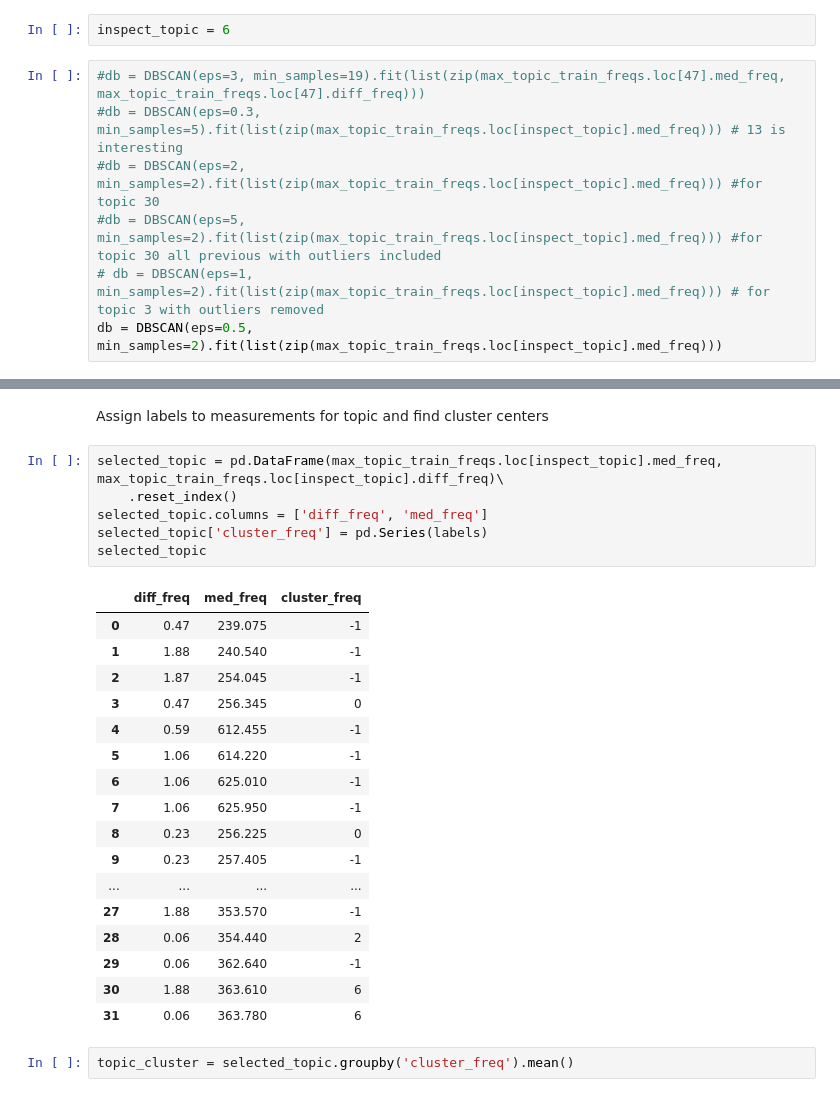
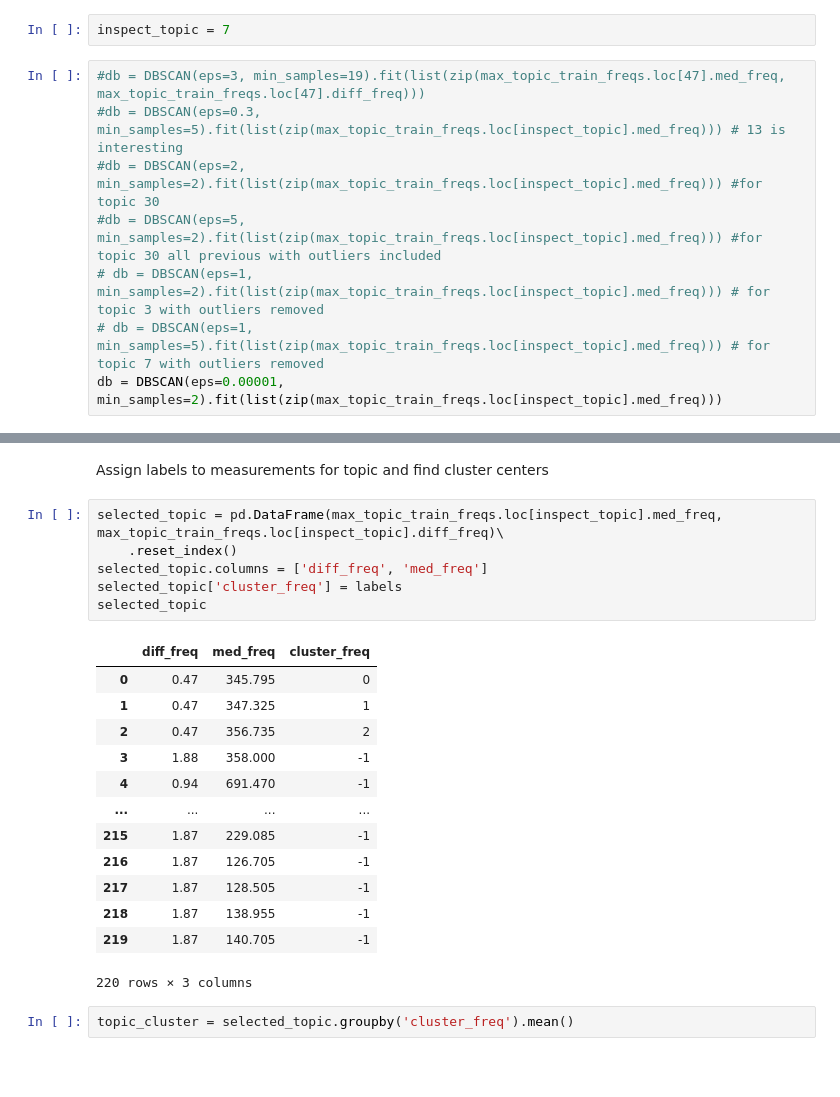
Before and after one commit to rlipps/NRAO_Capstone, a Jupyter notebook: model_notebooks/LDA_Doc_Topic_Similarity.ipynb, the cells around one changed output, grey strips where cells are left out. Saved outputs shown, nothing was run; the diff lists cells and outputs as text; blank space fills up the shorter version.

```diff
--- a/model_notebooks/LDA_Doc_Topic_Similarity.ipynb
+++ b/model_notebooks/LDA_Doc_Topic_Similarity.ipynb
@@ -622,14 +631,15 @@ max_topic_train_freqs
 | 48 | [358.98, 359.24, 372.33, 372.58, ... | [359.22, 359.47, 372.56, 372.81, ... | [359.1, 359.355, 372.445, 372.695... | [0.24, 0.23, 0.23, 0.23, 0.12, 0.... |
 | 49 | [344.78, 345.74, 346.48, 347.11, ... | [345.02, 345.97, 346.71, 347.35, ... | [344.9, 345.855, 346.595, 347.23,... | [0.24, 0.23, 0.23, 0.24, 0.24, 0.... |
 # %%
-inspect_topic = 6
+inspect_topic = 7
 # %%
 #db = DBSCAN(eps=3, min_samples=19).fit(list(zip(max_topic_train_freqs.loc[47].med_freq, max_topic_train_freqs.loc[47].diff_freq)))
 #db = DBSCAN(eps=0.3, min_samples=5).fit(list(zip(max_topic_train_freqs.loc[inspect_topic].med_freq))) # 13 is interesting
 #db = DBSCAN(eps=2, min_samples=2).fit(list(zip(max_topic_train_freqs.loc[inspect_topic].med_freq))) #for topic 30
 #db = DBSCAN(eps=5, min_samples=2).fit(list(zip(max_topic_train_freqs.loc[inspect_topic].med_freq))) #for topic 30 all previous with outliers included
 # db = DBSCAN(eps=1, min_samples=2).fit(list(zip(max_topic_train_freqs.loc[inspect_topic].med_freq))) # for topic 3 with outliers removed
-db = DBSCAN(eps=0.5, min_samples=2).fit(list(zip(max_topic_train_freqs.loc[inspect_topic].med_freq)))
+# db = DBSCAN(eps=1, min_samples=5).fit(list(zip(max_topic_train_freqs.loc[inspect_topic].med_freq))) # for topic 7 with outliers removed
+db = DBSCAN(eps=0.00001, min_samples=2).fit(list(zip(max_topic_train_freqs.loc[inspect_topic].med_freq)))
 # %%
 labels = db.labels_
 
@@ -733,27 +743,23 @@ Assign labels to measurements for topic and find cluster centers
 # %%
 selected_topic = pd.DataFrame(max_topic_train_freqs.loc[inspect_topic].med_freq, max_topic_train_freqs.loc[inspect_topic].diff_freq)\
     .reset_index()
 selected_topic.columns = ['diff_freq', 'med_freq']
-selected_topic['cluster_freq'] = pd.Series(labels)
+selected_topic['cluster_freq'] = labels
 selected_topic
 # %% [output]
 |  | diff_freq | med_freq | cluster_freq |
-| 0 | 0.47 | 239.075 | -1 |
-| 1 | 1.88 | 240.540 | -1 |
-| 2 | 1.87 | 254.045 | -1 |
-| 3 | 0.47 | 256.345 | 0 |
-| 4 | 0.59 | 612.455 | -1 |
-| 5 | 1.06 | 614.220 | -1 |
-| 6 | 1.06 | 625.010 | -1 |
-| 7 | 1.06 | 625.950 | -1 |
-| 8 | 0.23 | 256.225 | 0 |
-| 9 | 0.23 | 257.405 | -1 |
+| 0 | 0.47 | 345.795 | 0 |
+| 1 | 0.47 | 347.325 | 1 |
+| 2 | 0.47 | 356.735 | 2 |
+| 3 | 1.88 | 358.000 | -1 |
+| 4 | 0.94 | 691.470 | -1 |
 | ... | ... | ... | ... |
-| 27 | 1.88 | 353.570 | -1 |
-| 28 | 0.06 | 354.440 | 2 |
-| 29 | 0.06 | 362.640 | -1 |
-| 30 | 1.88 | 363.610 | 6 |
-| 31 | 0.06 | 363.780 | 6 |
+| 215 | 1.87 | 229.085 | -1 |
+| 216 | 1.87 | 126.705 | -1 |
+| 217 | 1.87 | 128.505 | -1 |
+| 218 | 1.87 | 138.955 | -1 |
+| 219 | 1.87 | 140.705 | -1 |
+220 rows × 3 columns
 # %%
 topic_cluster = selected_topic.groupby('cluster_freq').mean()
 # %%
```
Also changed, not shown: parts of 9 cells of this notebook.
